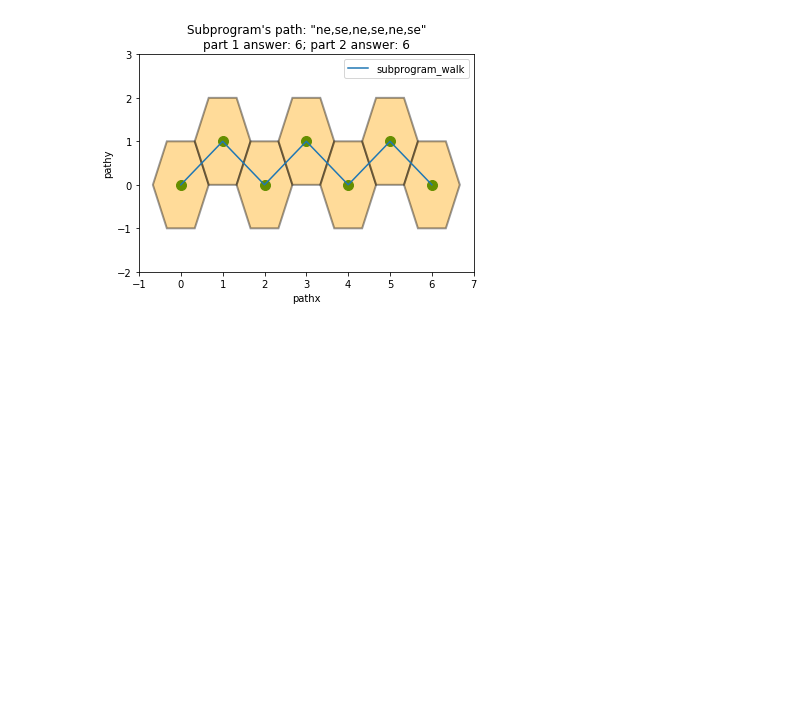
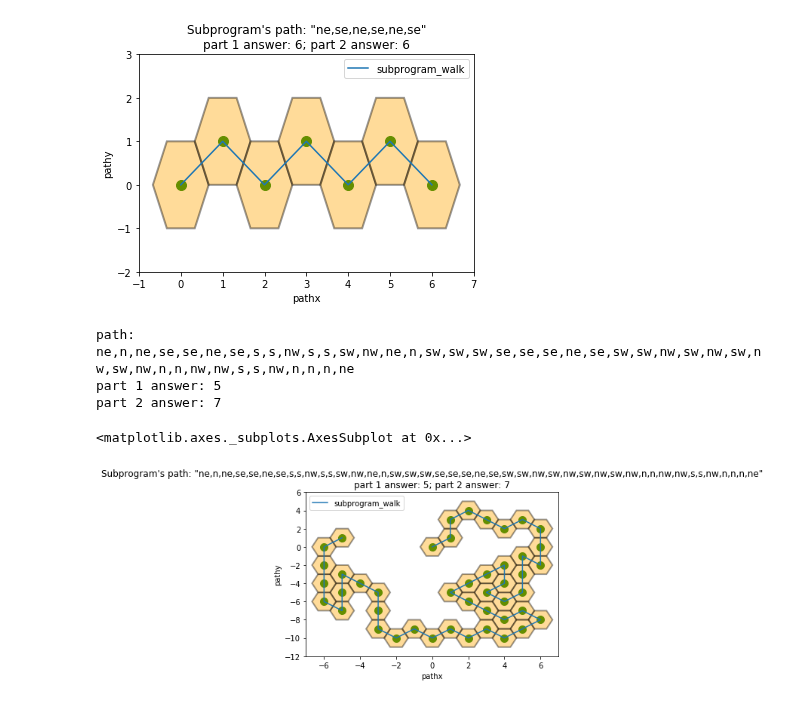
Before and after one commit to MarkNOakden/AdventOfCode, a Jupyter notebook: 17/11/day11.ipynb, the cells around one changed output. Saved outputs shown, nothing was run; the diff lists cells and outputs as text; code cells hidden in the pictures; blank space fills up the shorter version.

```diff
--- a/17/11/day11.ipynb
+++ b/17/11/day11.ipynb
@@ -212,3 +245,11 @@ part 1 answer: 6
 part 2 answer: 6
 <matplotlib.axes._subplots.AxesSubplot at 0x...>
 [figure]
+# %%
+do_example('ne,n,ne,se,se,ne,se,s,s,nw,s,s,sw,nw,ne,n,sw,sw,sw,se,se,se,ne,se,sw,sw,nw,sw,nw,sw,nw,sw,nw,n,n,nw,nw,s,s,nw,n,n,n,ne')
+# %% [output]
+path: ne,n,ne,se,se,ne,se,s,s,nw,s,s,sw,nw,ne,n,sw,sw,sw,se,se,se,ne,se,sw,sw,nw,sw,nw,sw,nw,sw,nw,n,n,nw,nw,s,s,nw,n,n,n,ne
+part 1 answer: 5
+part 2 answer: 7
+<matplotlib.axes._subplots.AxesSubplot at 0x...>
+[figure, added]
```
Also changed, not shown: parts of 3 cells of this notebook, 1 other file.
